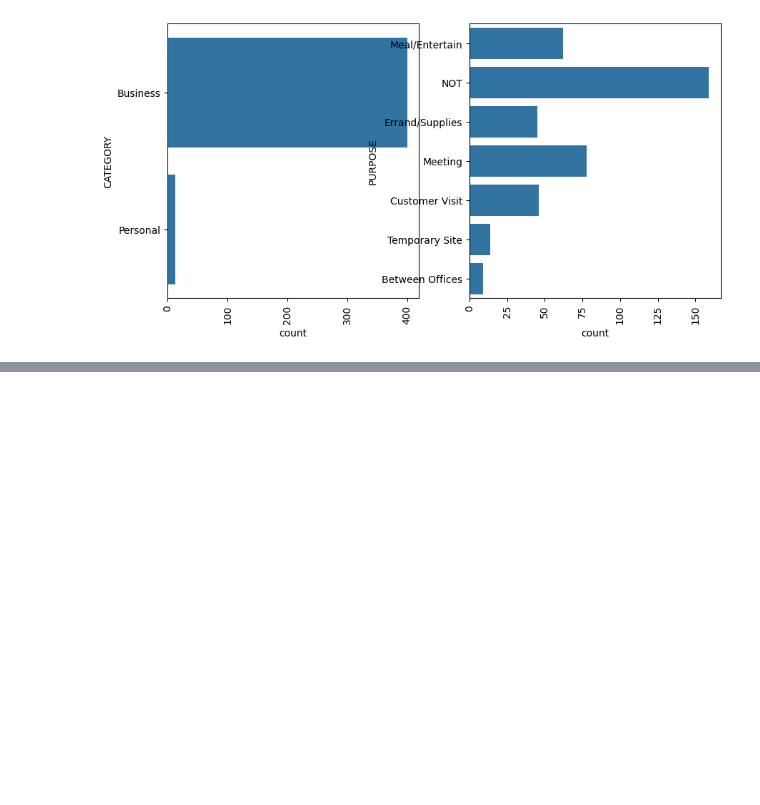
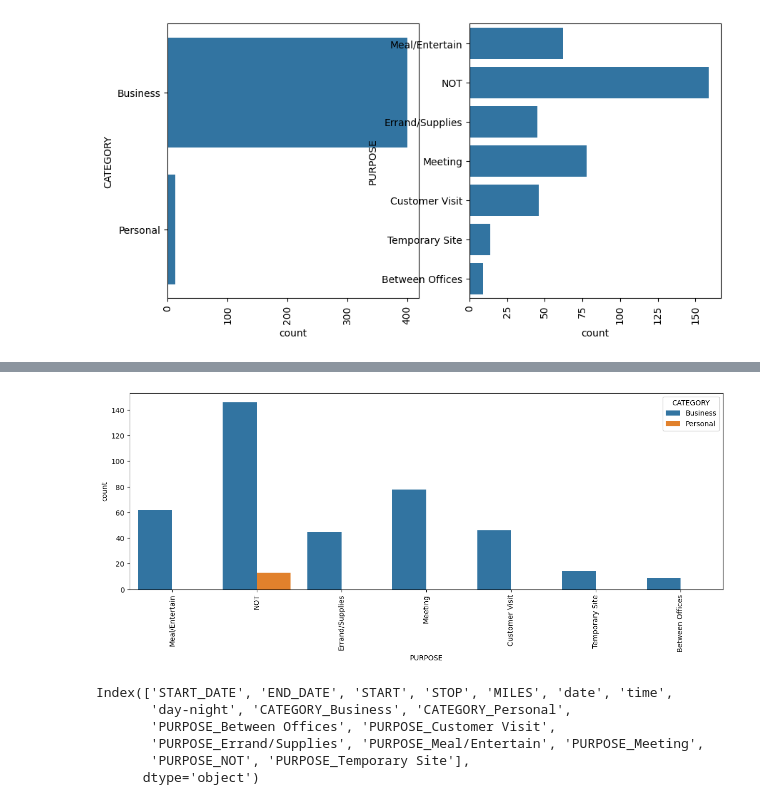
Before and after one commit to Yashaswini-Sandeep/Uber-Rides-Data-Analysis-using-Python, a Jupyter notebook: uberRides.ipynb, the cells around one changed output, grey strips where cells are left out. Cells and saved outputs as stored; diff of their text form; code cells hidden in the pictures; blank space fills up the shorter version.

Commit message:
https://github.com/Yashaswini-Sandeep/Uber-Rides-Data-Analysis-using-Python

```diff
--- a/uberRides.ipynb
+++ b/uberRides.ipynb
@@ -95,0 +111,7 @@ plt.xticks(rotation=90)
+# %%
+plt.figure(figsize=(15,5))
+sns.countplot(data=dataset, x='PURPOSE' , hue='CATEGORY')
+plt.xticks(rotation=90)
+plt.show()
+# %% [output]
+[figure, added]
@@ -95,0 +129,9 @@ plt.xticks(rotation=90)
+# %%
+print(dataset.columns)
+# %% [output]
+Index(['START_DATE', 'END_DATE', 'START', 'STOP', 'MILES', 'date', 'time',
+       'day-night', 'CATEGORY_Business', 'CATEGORY_Personal',
+       'PURPOSE_Between Offices', 'PURPOSE_Customer Visit',
+       'PURPOSE_Errand/Supplies', 'PURPOSE_Meal/Entertain', 'PURPOSE_Meeting',
+       'PURPOSE_NOT', 'PURPOSE_Temporary Site'],
+      dtype='object')
```
Also changed, not shown: parts of 4 cells of this notebook.
